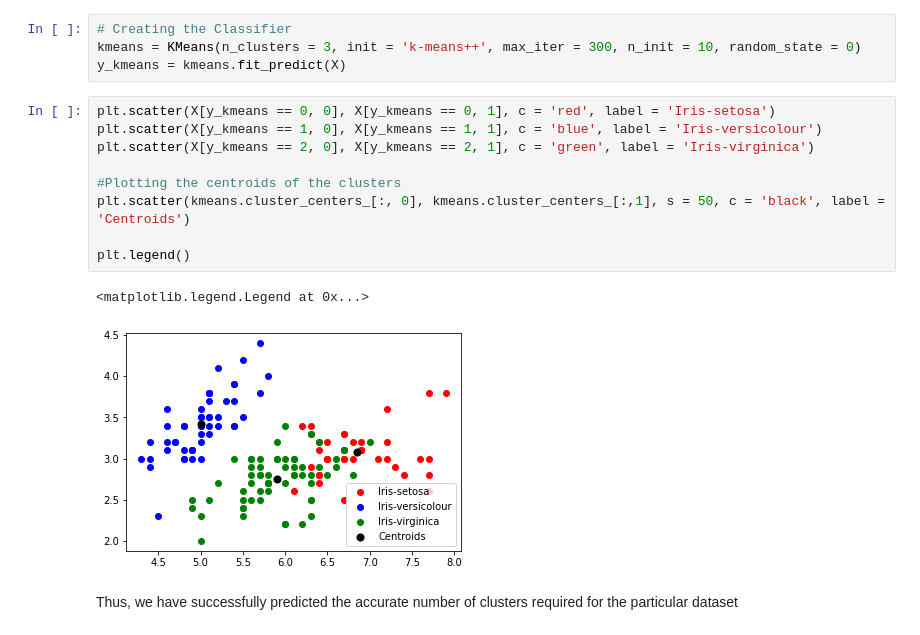
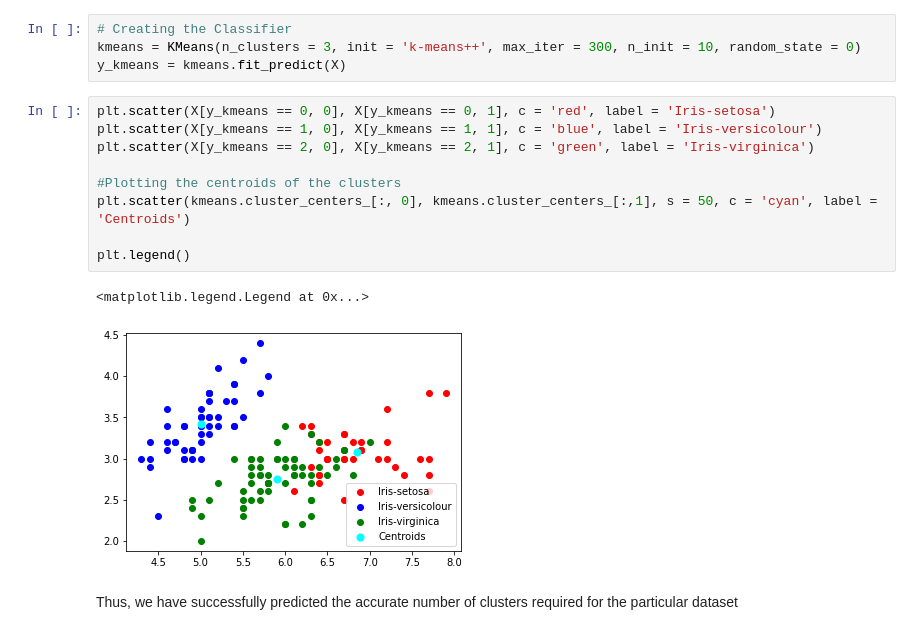
Before and after one commit to 7wikd/GRIP, a Jupyter notebook: Unsupervised_GRIP/KMeans_Clustering.ipynb, the cells around one changed output. Cells and saved outputs as stored; diff of their text form.

```diff
--- a/Unsupervised_GRIP/Unsupervised Learning - K Means Clustering.ipynb
+++ b/Unsupervised_GRIP/KMeans_Clustering.ipynb
@@ -74,14 +74,14 @@ y_kmeans = kmeans.fit_predict(X)
 # %%
 plt.scatter(X[y_kmeans == 0, 0], X[y_kmeans == 0, 1], c = 'red', label = 'Iris-setosa')
 plt.scatter(X[y_kmeans == 1, 0], X[y_kmeans == 1, 1], c = 'blue', label = 'Iris-versicolour')
 plt.scatter(X[y_kmeans == 2, 0], X[y_kmeans == 2, 1], c = 'green', label = 'Iris-virginica')
 
 #Plotting the centroids of the clusters
-plt.scatter(kmeans.cluster_centers_[:, 0], kmeans.cluster_centers_[:,1], s = 50, c = 'black', label = 'Centroids')
+plt.scatter(kmeans.cluster_centers_[:, 0], kmeans.cluster_centers_[:,1], s = 50, c = 'cyan', label = 'Centroids')
 
 plt.legend()
 # %% [output]
 <matplotlib.legend.Legend at 0x...>
-[figure, old version]
+[figure, new version]
 # %% [markdown]
 Thus, we have successfully predicted the accurate number of clusters required for the particular dataset
```
Also changed, not shown: parts of 1 cell of this notebook, 1 other file.
